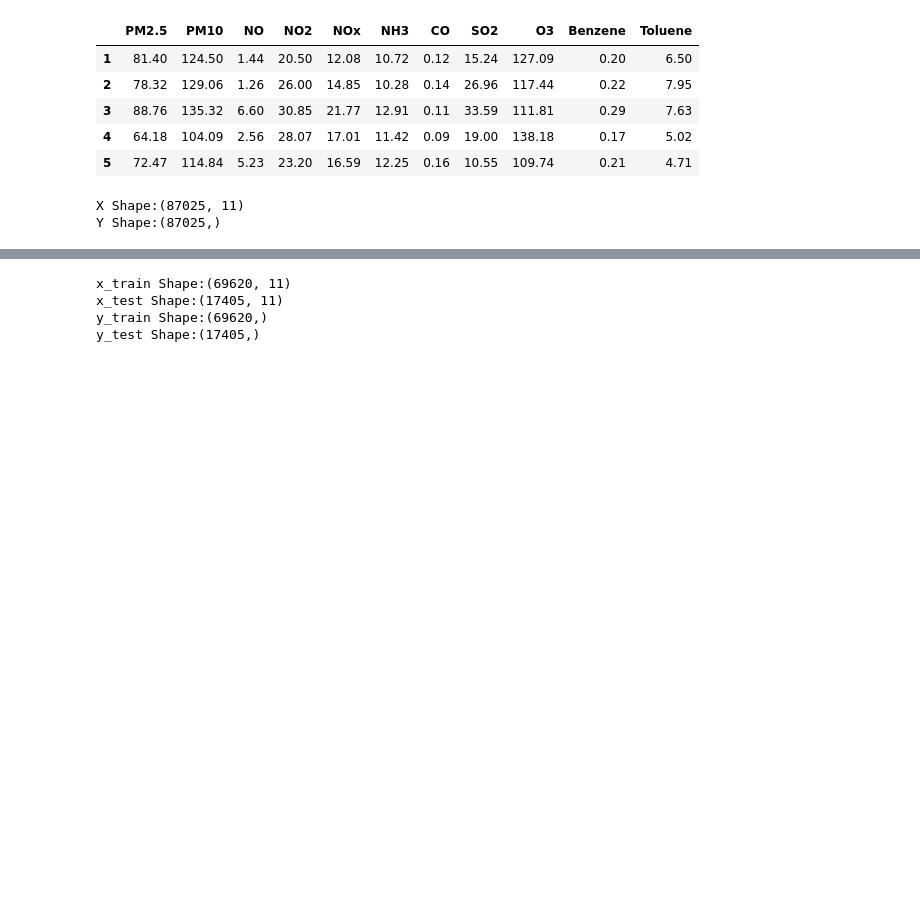
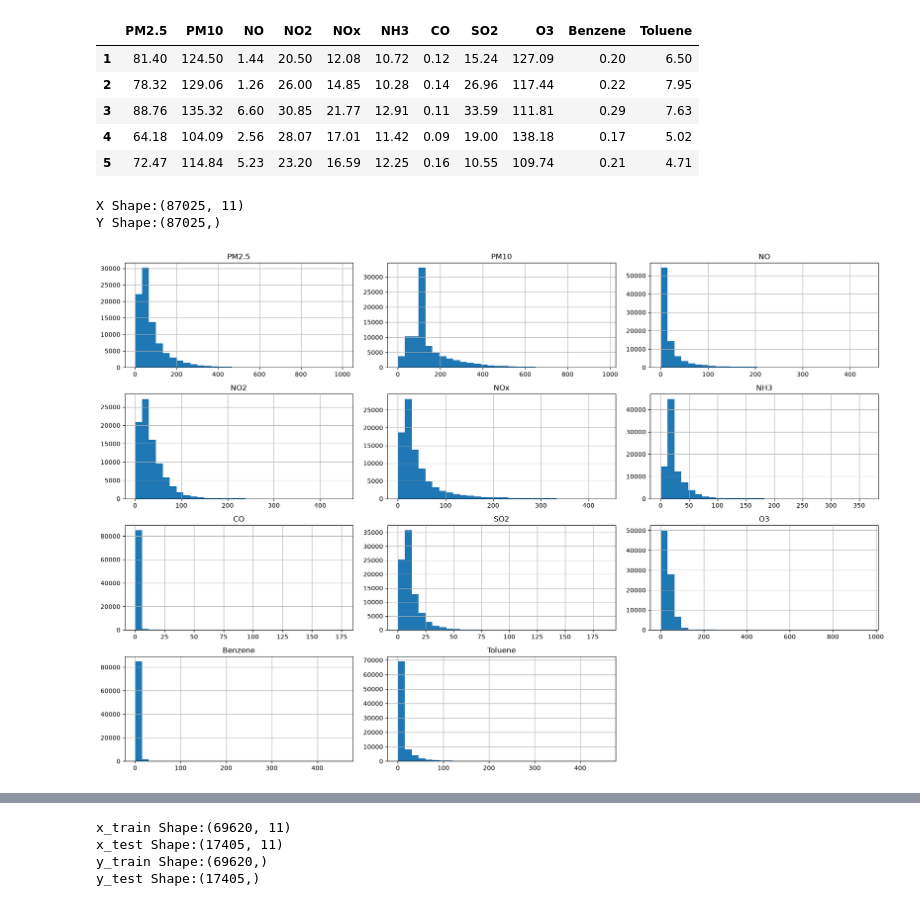
Before and after one commit to tanishq-patil/aiml_project, a Jupyter notebook: aqi.ipynb, the cells around one changed output, grey strips where cells are left out. Cells and saved outputs as stored; diff of their text form; code cells hidden in the pictures; blank space fills up the shorter version.

Commit message:
Added Graphs in preprocessing

```diff
--- a/aqi.ipynb
+++ b/aqi.ipynb
@@ -106,3 +104,13 @@ print(f"Y Shape:{y.shape}")
 # %% [output]
 X Shape:(87025, 11)
 Y Shape:(87025,)
+# %%
+df[[
+    'PM2.5', 'PM10', 'NO', 'NO2', 'NOx',
+    'NH3', 'CO', 'SO2', 'O3', 'Benzene', 'Toluene'
+]].hist(figsize=(18, 12), bins=30)
+
+plt.tight_layout()
+plt.show()
+# %% [output]
+[figure, added]
```
Also changed, not shown: parts of 6 cells of this notebook, 1 other file.
